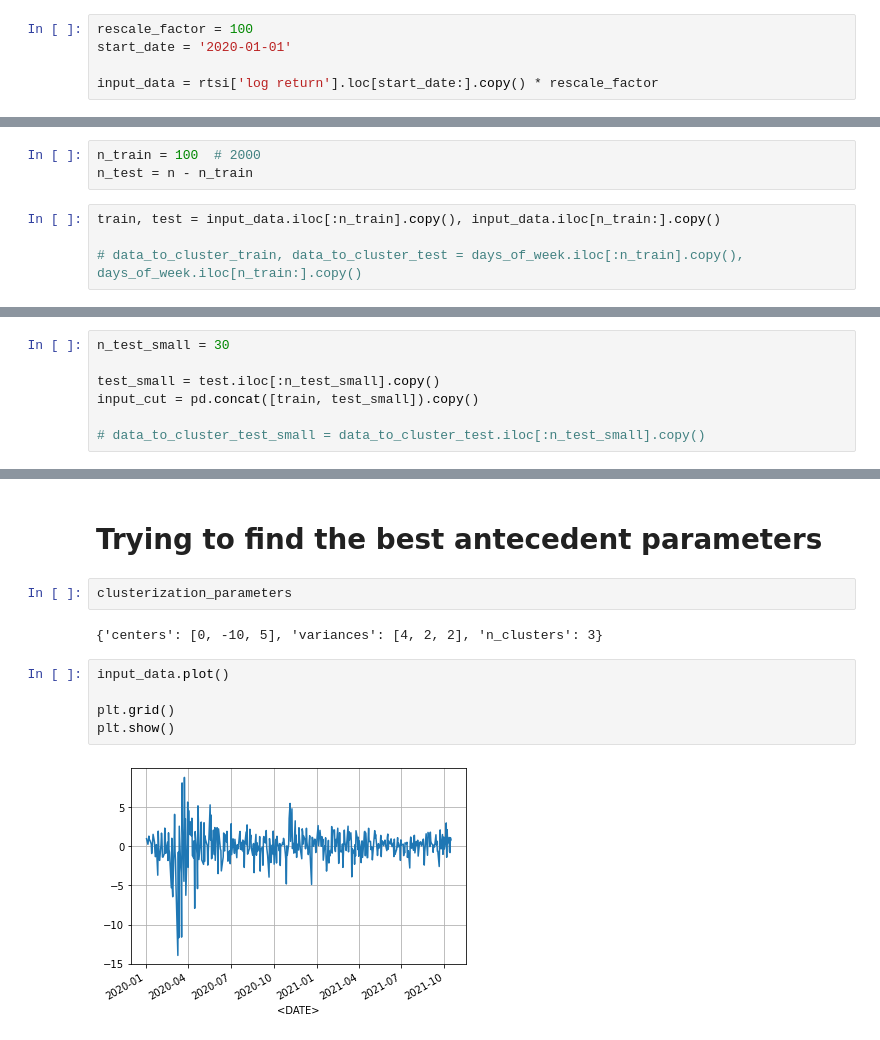
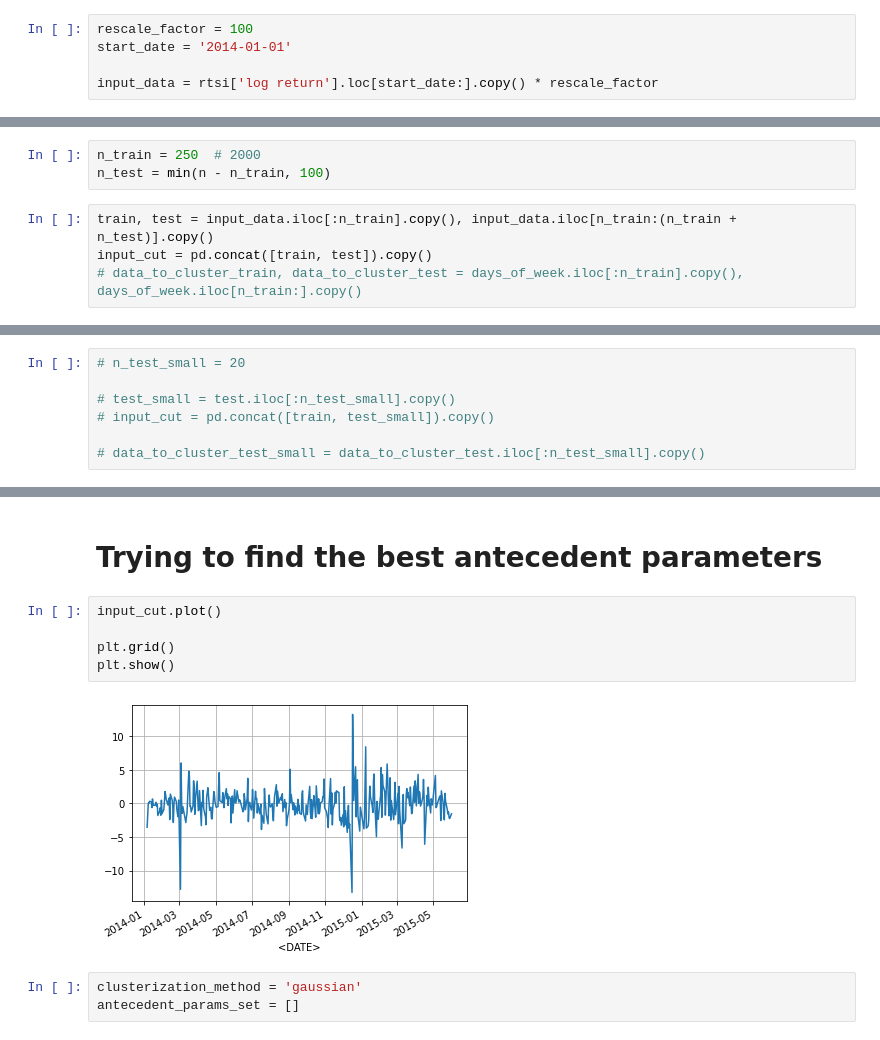
Before and after one commit to Northern125/fuzzy-volatility-modeling, a Jupyter notebook: modeling.ipynb, the cells around one changed output, grey strips where cells are left out. Saved outputs shown, nothing was run; the diff lists cells and outputs as text.

Commit message:
[Research] Performed calculations w/ different antecedent parameters

```diff
--- a/modeling.ipynb
+++ b/modeling.ipynb
@@ -43,6 +50,6 @@ Name: log return, dtype: float64
 # %%
 rescale_factor = 100
-start_date = '2020-01-01'
+start_date = '2014-01-01'
 
 input_data = rtsi['log return'].loc[start_date:].copy() * rescale_factor
 # %%
@@ -77,8 +88,8 @@ days_of_week = pd.Series(input_data.index.dayofweek, index=input_data.index, nam
 # %%
-n_train = 100  # 2000
-n_test = n - n_train
+n_train = 250  # 2000
+n_test = min(n - n_train, 100)
 # %%
-train, test = input_data.iloc[:n_train].copy(), input_data.iloc[n_train:].copy()
-
+train, test = input_data.iloc[:n_train].copy(), input_data.iloc[n_train:(n_train + n_test)].copy()
+input_cut = pd.concat([train, test]).copy()
 # data_to_cluster_train, data_to_cluster_test = days_of_week.iloc[:n_train].copy(), days_of_week.iloc[n_train:].copy()
 # %%
@@ -253,9 +266,9 @@ fvm.fit()
 # %% [markdown]
 ##### testing
 # %%
-n_test_small = 30
+# n_test_small = 20
 
-test_small = test.iloc[:n_test_small].copy()
-input_cut = pd.concat([train, test_small]).copy()
+# test_small = test.iloc[:n_test_small].copy()
+# input_cut = pd.concat([train, test_small]).copy()
 
 # data_to_cluster_test_small = data_to_cluster_test.iloc[:n_test_small].copy()
@@ -328,14 +388,13 @@ mean_absolute_percentage_error(simple_garch_forecasts, test_small ** 2)
 # %% [markdown]
 # Trying to find the best antecedent parameters
-# %%
-clusterization_parameters
-# %% [output]
-{'centers': [0, -10, 5], 'variances': [4, 2, 2], 'n_clusters': 3}
 # %%
-input_data.plot()
+input_cut.plot()
 
 plt.grid()
 plt.show()
 # %% [output]
-[figure, old version]
+[figure, new version]
+# %%
+clusterization_method = 'gaussian'
+antecedent_params_set = []
 # %%
```
Also changed, not shown: parts of 39 cells of this notebook.
